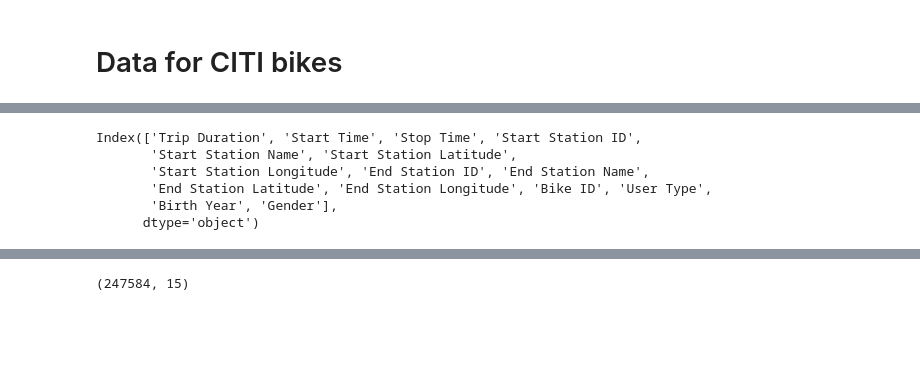
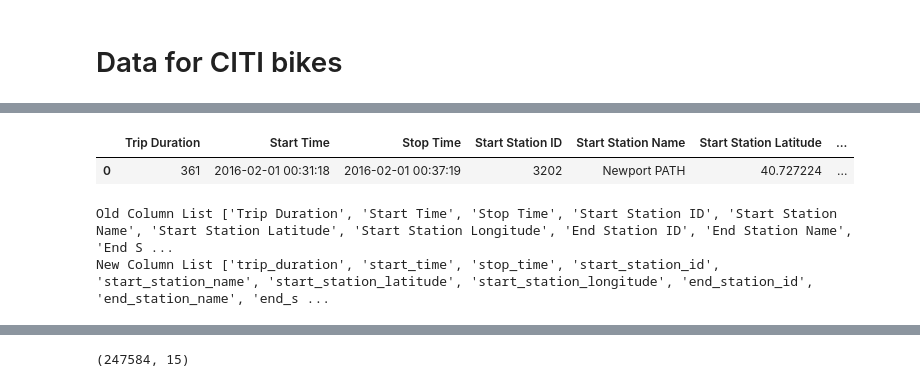
Before and after one commit to kellanliu188/data_engineer_course, a Jupyter notebook: bike_rental_project/data_preparing.ipynb, the cells around one changed output, grey strips where cells are left out. Saved outputs shown, nothing was run; the diff lists cells and outputs as text; code cells hidden in the pictures; blank space fills up the shorter version.

```diff
--- a/bike_rental_project/data_preparing.ipynb
+++ b/bike_rental_project/data_preparing.ipynb
@@ -35,9 +19,18 @@ print(citi_bike.head())
+# %%
+citi_bike.head(1)
+# %% [output]
+|  | Trip Duration | Start Time | Stop Time | Start Station ID | Start Station Name | Start Station Latitude | ... |
+| 0 | 361 | 2016-02-01 00:31:18 | 2016-02-01 00:37:19 | 3202 | Newport PATH | 40.727224 | ... |
 # %%
 citi_bike.columns
+#citi_bike.columns = map(str.replace(' ', '_').lower(), citi_bike.columns)
+old_column_list = list(citi_bike.columns)
+print('Old Column List', old_column_list)
+new_column_list = []
+for i in old_column_list:
+    temp = i.replace(' ', '_').lower()
+    new_column_list.append(temp)
+print('New Column List', new_column_list)
 # %% [output]
-Index(['Trip Duration', 'Start Time', 'Stop Time', 'Start Station ID',
-       'Start Station Name', 'Start Station Latitude',
-       'Start Station Longitude', 'End Station ID', 'End Station Name',
-       'End Station Latitude', 'End Station Longitude', 'Bike ID', 'User Type',
-       'Birth Year', 'Gender'],
-      dtype='object')
+Old Column List ['Trip Duration', 'Start Time', 'Stop Time', 'Start Station ID', 'Start Station Name', 'Start Station Latitude', 'Start Station Longitude', 'End Station ID', 'End Station Name', 'End S ...
+New Column List ['trip_duration', 'start_time', 'stop_time', 'start_station_id', 'start_station_name', 'start_station_latitude', 'start_station_longitude', 'end_station_id', 'end_station_name', 'end_s ...
```
Also changed, not shown: parts of 19 cells of this notebook, 1 other file.
